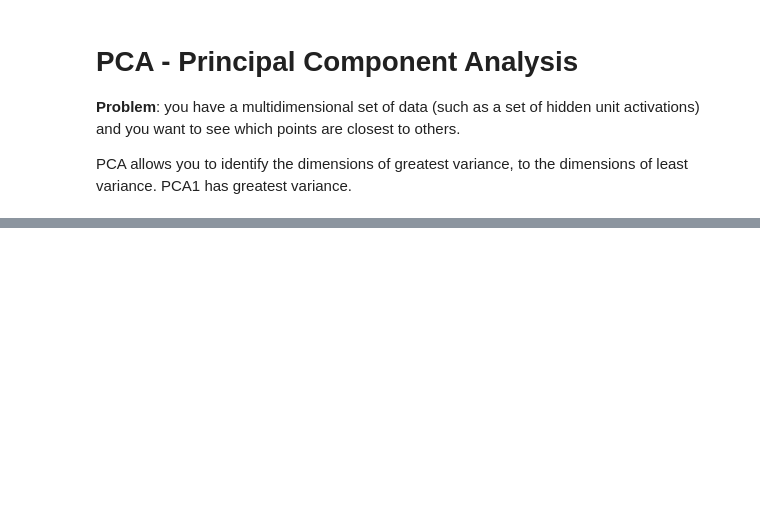
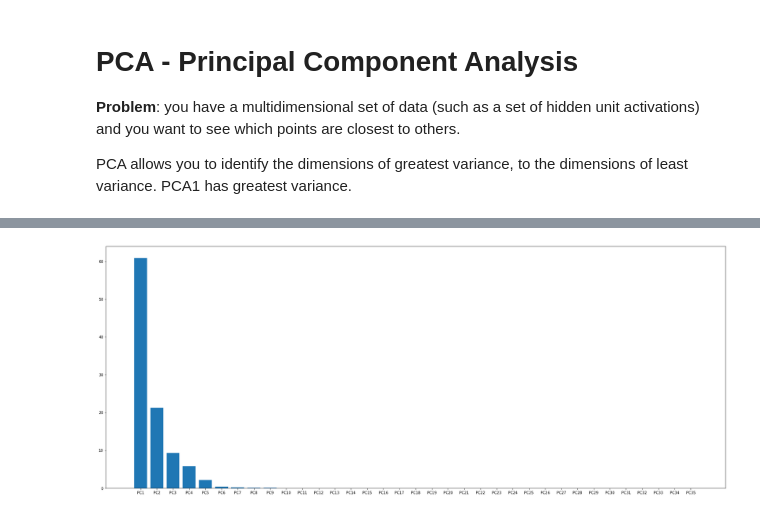
Before and after one commit to Yumil22/Curso_Python, a Jupyter notebook: PCA_Example_1.ipynb, the cells around one changed output, grey strips where cells are left out. Cells and saved outputs as stored; diff of their text form; code cells hidden in the pictures; blank space fills up the shorter version.

```diff
--- a/PCA_Example_1.ipynb
+++ b/PCA_Example_1.ipynb
@@ -49,7 +54,7 @@ array([0, 0, 0, 0, 0, 0, 0, 0, 0, 0, 0, 0, 0, 0, 0, 0, 0, 0, 0, 0, 0, 0,
 # %%
 from sklearn.decomposition import PCA
 # %%
-pca = PCA(n_components=2)
+pca = PCA(n_components=35)
 # %%
-pca.fit(iris.data)
+pca.fit(X_test)
 # %% [output]
@@ -58,0 +64,3 @@ X = pca.transform(iris.data)
+# %%
+percent_variance = np.round(pca.explained_variance_ratio_* 100, decimals =3)
+percent_variance
@@ -59,5 +75,12 @@ X = pca.transform(iris.data)
 # %%
 import matplotlib.pyplot as plt
 # %%
-plt.scatter(X[:, 0], X[:, 1], c=iris.target)
-plt.scatter([X[10][0]], [X[10][1]], s=[200], c=["r"], alpha=0.5)
+#plt.scatter(X[:, 0], X[:, 1], c=iris.target)
+#plt.scatter([X[10][0]], [X[10][1]], s=[200], c=["r"], alpha=0.5)
+columns = ['PC1', 'PC2', 'PC3', 'PC4','PC5',
+          'PC6', 'PC7', 'PC8', 'PC9','PC10',
+          'PC11', 'PC12', 'PC13', 'PC14','PC15',
+          'PC16', 'PC17', 'PC18', 'PC19','PC20',
+          'PC21', 'PC22', 'PC23', 'PC24','PC25',
+          'PC26', 'PC27', 'PC28', 'PC29','PC30',
+          'PC31', 'PC32', 'PC33', 'PC34','PC35']
@@ -67,0 +87,7 @@ plt.scatter([X[10][0]], [X[10][1]], s=[200], c=["r"], alpha=0.5)
+# %%
+fig = plt.figure(figsize = (30,12))
+a = fig.add_subplot(1,1,1)
+a.bar(x= range(1,36), height = percent_variance, tick_label=columns)
+a.xlabel = "Principal Component"
+# %% [output]
+[figure, added]
```
Also changed, not shown: parts of 9 cells of this notebook, 9 other files.
